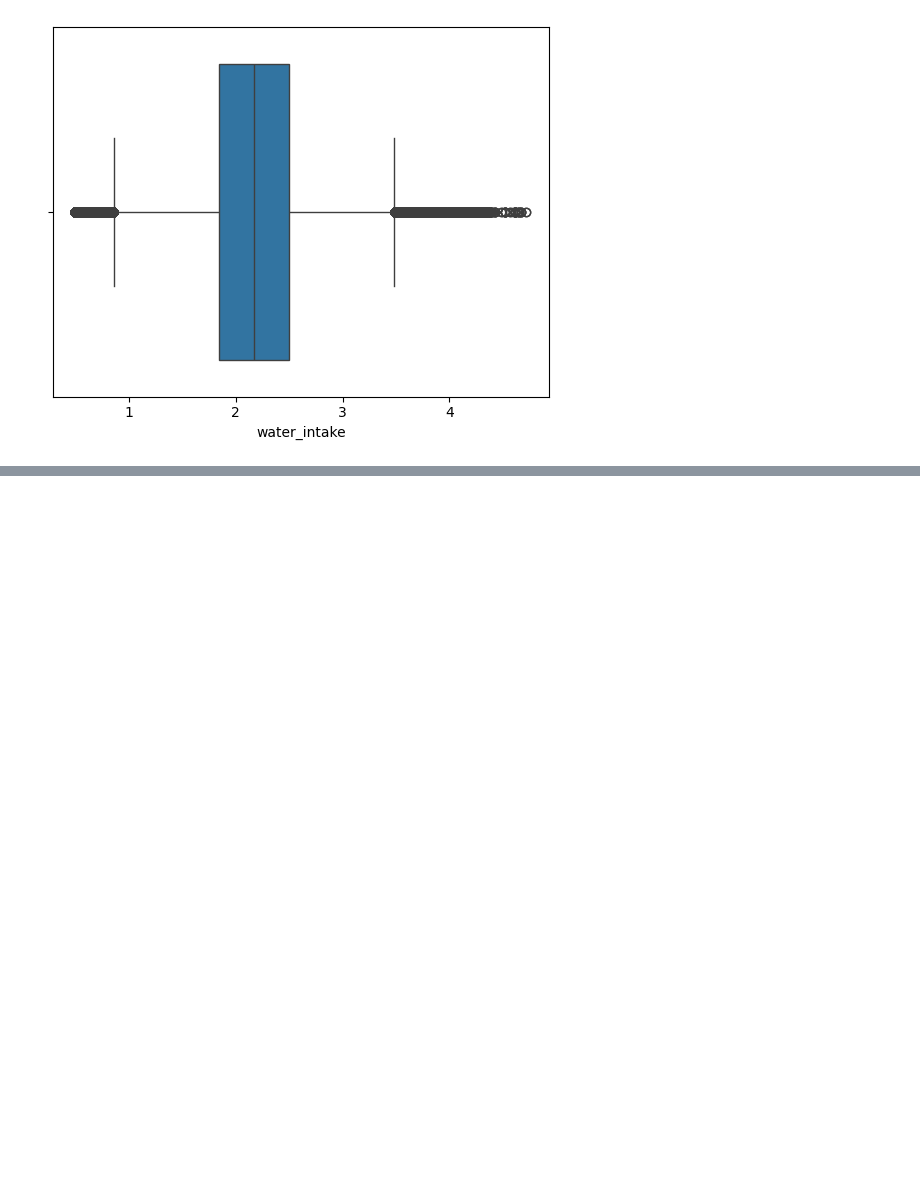
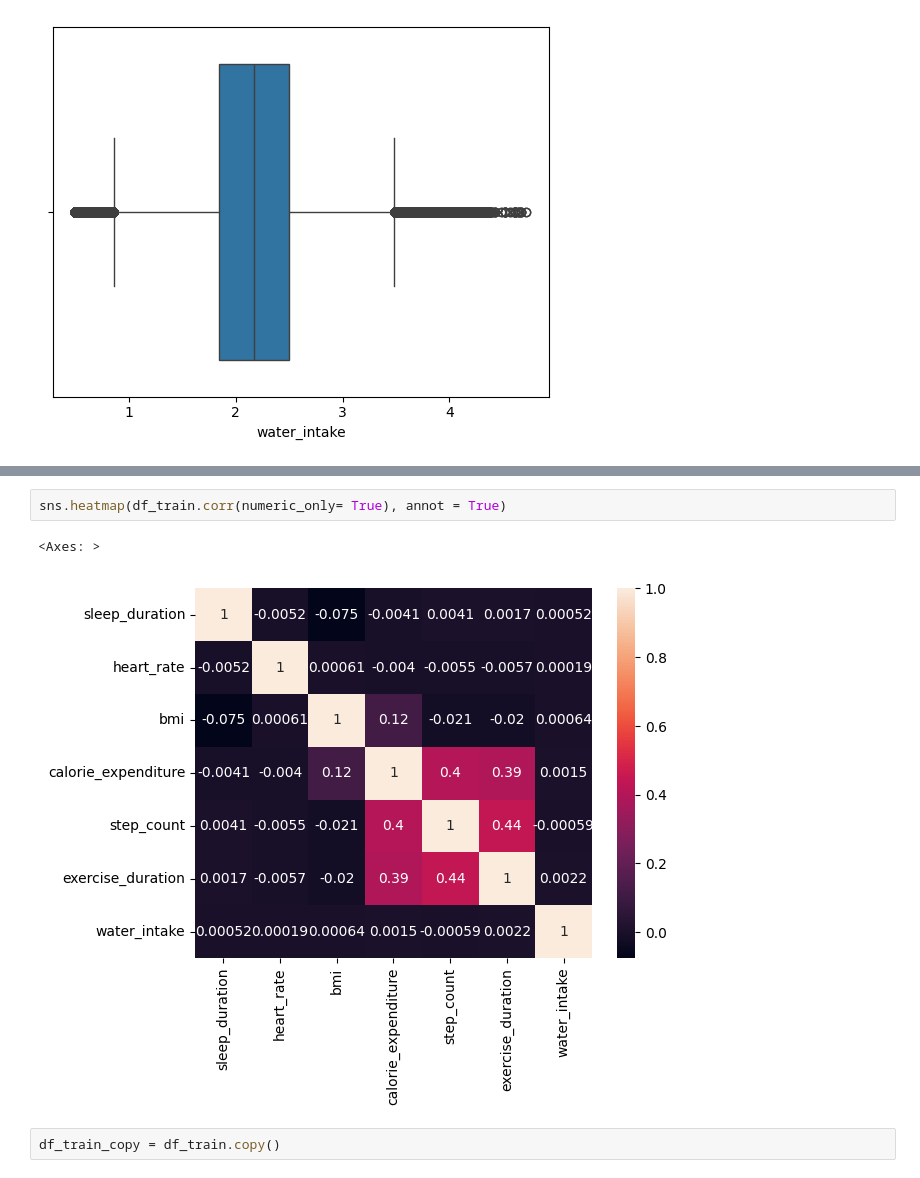
Before and after one commit to kulsoomz99/Predicting-Student-Health, a Jupyter notebook: Predicting_Student_Health.ipynb, the cells around one changed output, grey strips where cells are left out. Drawn from its saved outputs; the diff is of its cells as text; blank space fills up the shorter version.

```diff
--- a/Predicting_Student_Health.ipynb
+++ b/Predicting_Student_Health.ipynb
@@ -126,0 +140,7 @@ for i in numeric_cols:
+# %%
+sns.heatmap(df_train.corr(numeric_only= True), annot = True)
+# %% [output]
+<Axes: >
+[figure, added]
+# %%
+df_train_copy = df_train.copy()
```
Also changed, not shown: parts of 8 cells of this notebook.
